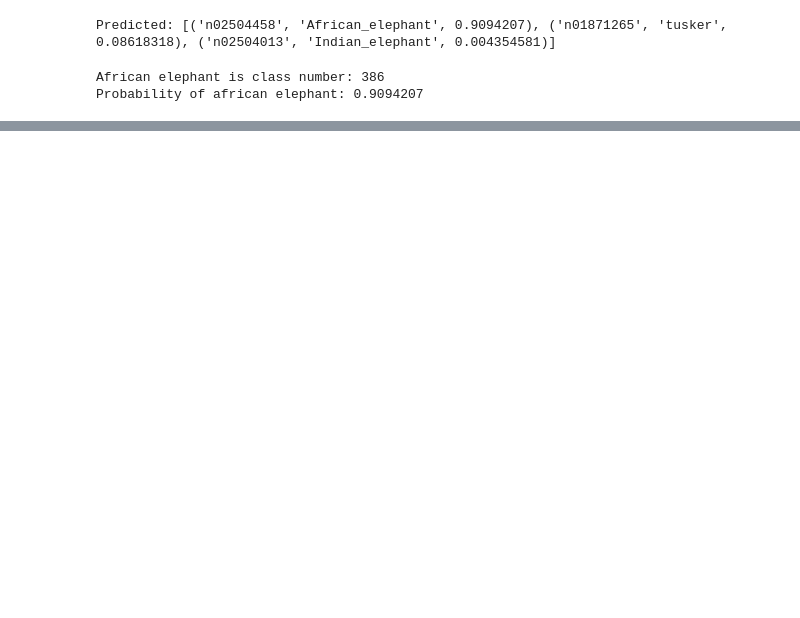
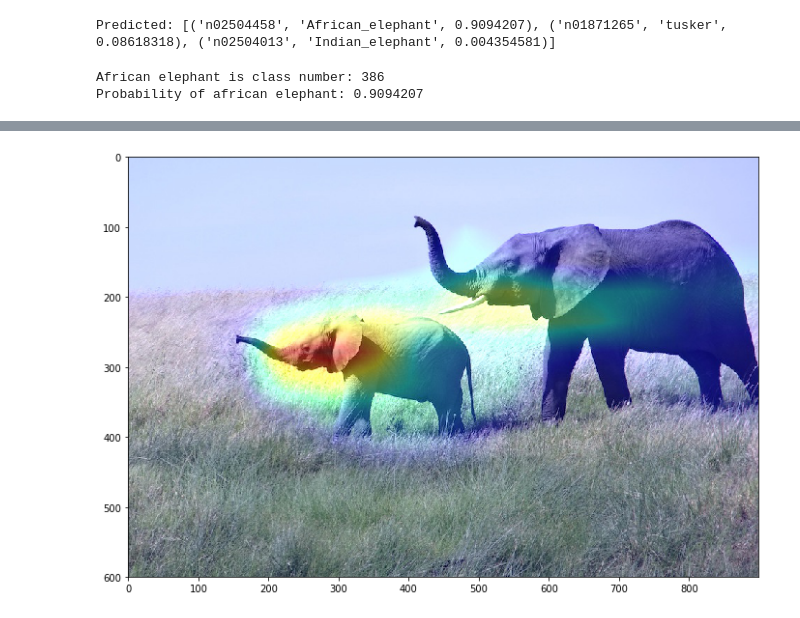
Before and after one commit to mappls/Playfield, a Jupyter notebook: keras/8_visualise_convnet_class_activations.ipynb, the cells around one changed output, grey strips where cells are left out. Cells and saved outputs as stored; diff of their text form; code cells hidden in the pictures; blank space fills up the shorter version.

```diff
--- a/keras/8_visualise_convnet_class_activations.ipynb
+++ b/keras/8_visualise_convnet_class_activations.ipynb
@@ -35,0 +76,7 @@ Tensor("strided_slice_1:0", shape=(?,), dtype=float32)
+# %%
+img_to_show = cv2.imread('elephant_cam.jpg')
+plt.figure(figsize=(12, 8))
+plt.imshow(cv2.cvtColor(img_to_show, cv2.COLOR_BGR2RGB))
+plt.show()
+# %% [output]
+[figure, added]
```
Also changed, not shown: parts of 7 cells of this notebook.
